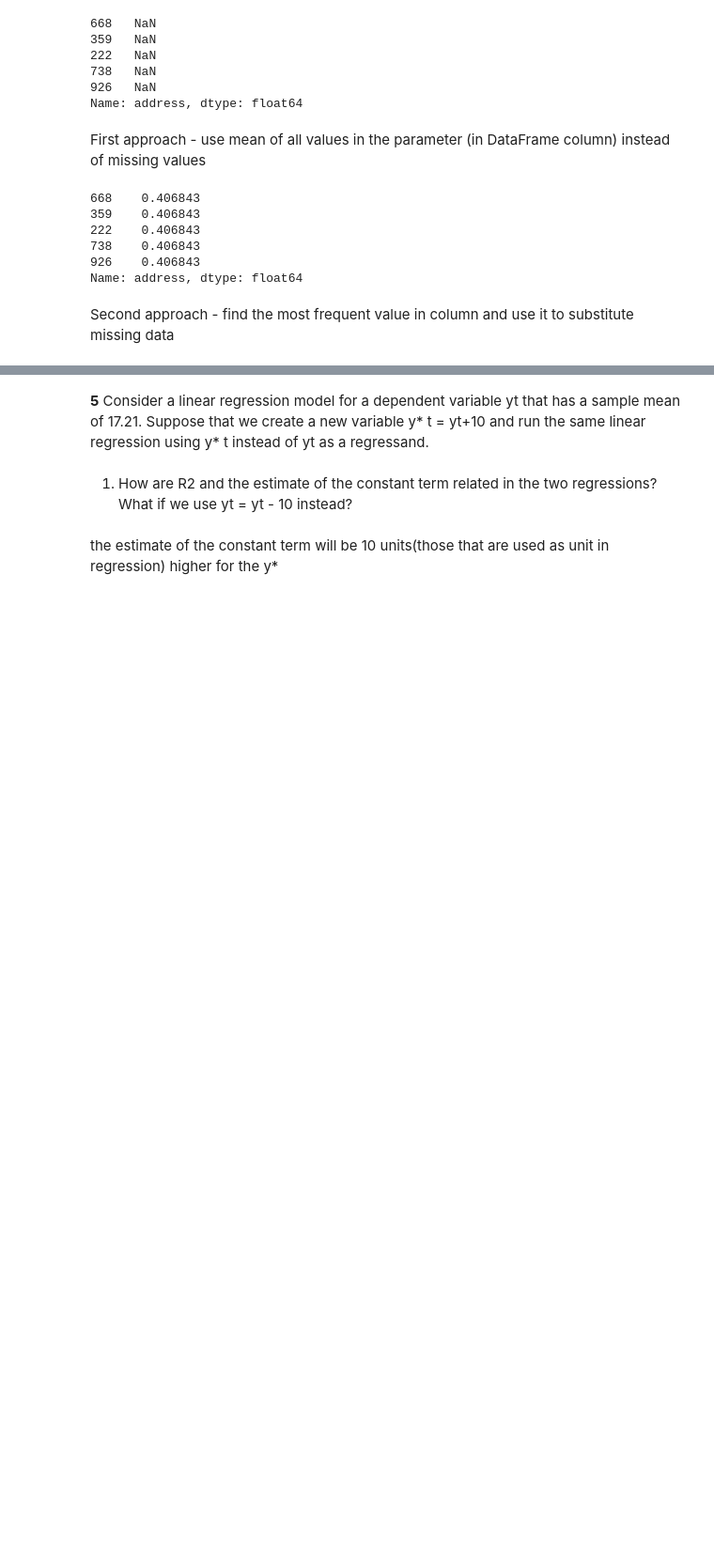
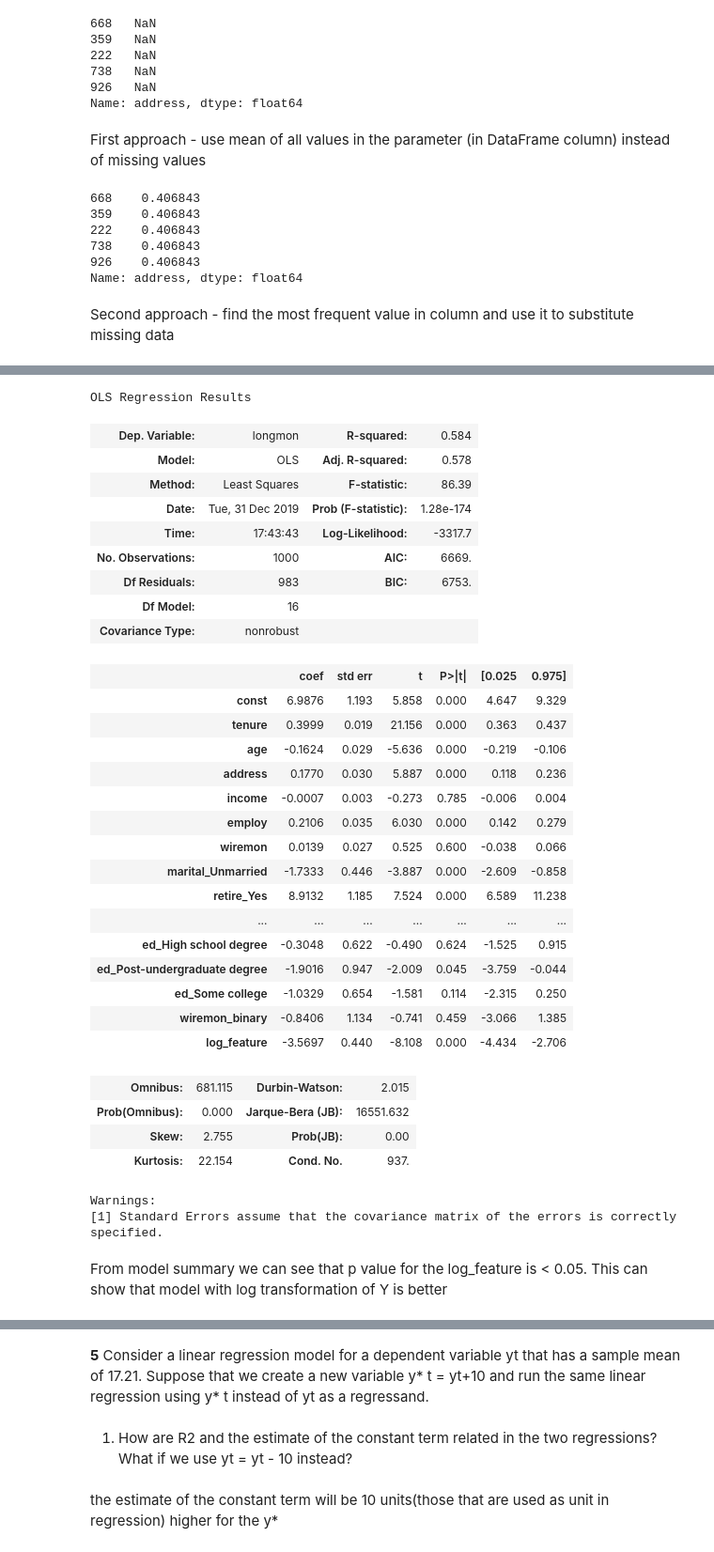
Before and after one commit to St-Jester/stats2, a Jupyter notebook: Assignment2.ipynb, the cells around one changed output, grey strips where cells are left out. Shown at 94% size. Cells and saved outputs as stored; diff of their text form; code cells hidden in the pictures; blank space fills up the shorter version.

```diff
--- a/Assignment2.ipynb
+++ b/Assignment2.ipynb
@@ -718,0 +860,45 @@ NameError: name 'indexes' is not defined
+# %%
+feature_X_linear = previous.drop('longmon', axis=1).copy()
+feature_X_linear['log_feature'] = new_feature_linear
+
+feature_X_linear.loc[feature_X_linear.log_feature.isnull(), 'log_feature'] = 0
+
+X_final = feature_X_linear
+X_final = sm.add_constant(X_final)
+final_statsmodel_log = sm.OLS(previous.longmon, X_final).fit()
+final_statsmodel_log.summary()
+# %% [output]
+OLS Regression Results
+| Dep. Variable: | longmon | R-squared: | 0.584 |
+| Model: | OLS | Adj. R-squared: | 0.578 |
+| Method: | Least Squares | F-statistic: | 86.39 |
+| Date: | Tue, 31 Dec 2019 | Prob (F-statistic): | 1.28e-174 |
+| Time: | 17:43:43 | Log-Likelihood: | -3317.7 |
+| No. Observations: | 1000 | AIC: | 6669. |
+| Df Residuals: | 983 | BIC: | 6753. |
+| Df Model: | 16 |  |  |
+| Covariance Type: | nonrobust |  |  |
+|  | coef | std err | t | P>|t| | [0.025 | 0.975] |
+| const | 6.9876 | 1.193 | 5.858 | 0.000 | 4.647 | 9.329 |
+| tenure | 0.3999 | 0.019 | 21.156 | 0.000 | 0.363 | 0.437 |
+| age | -0.1624 | 0.029 | -5.636 | 0.000 | -0.219 | -0.106 |
+| address | 0.1770 | 0.030 | 5.887 | 0.000 | 0.118 | 0.236 |
+| income | -0.0007 | 0.003 | -0.273 | 0.785 | -0.006 | 0.004 |
+| employ | 0.2106 | 0.035 | 6.030 | 0.000 | 0.142 | 0.279 |
+| wiremon | 0.0139 | 0.027 | 0.525 | 0.600 | -0.038 | 0.066 |
+| marital_Unmarried | -1.7333 | 0.446 | -3.887 | 0.000 | -2.609 | -0.858 |
+| retire_Yes | 8.9132 | 1.185 | 7.524 | 0.000 | 6.589 | 11.238 |
+| ... | ... | ... | ... | ... | ... | ... |
+| ed_High school degree | -0.3048 | 0.622 | -0.490 | 0.624 | -1.525 | 0.915 |
+| ed_Post-undergraduate degree | -1.9016 | 0.947 | -2.009 | 0.045 | -3.759 | -0.044 |
+| ed_Some college | -1.0329 | 0.654 | -1.581 | 0.114 | -2.315 | 0.250 |
+| wiremon_binary | -0.8406 | 1.134 | -0.741 | 0.459 | -3.066 | 1.385 |
+| log_feature | -3.5697 | 0.440 | -8.108 | 0.000 | -4.434 | -2.706 |
+| Omnibus: | 681.115 | Durbin-Watson: | 2.015 |
+| Prob(Omnibus): | 0.000 | Jarque-Bera (JB): | 16551.632 |
+| Skew: | 2.755 | Prob(JB): | 0.00 |
+| Kurtosis: | 22.154 | Cond. No. | 937. |
+Warnings:
+[1] Standard Errors assume that the covariance matrix of the errors is correctly specified.
+# %% [markdown]
+From model summary we can see that p value for the log_feature is < 0.05. This can show that model with log transformation of Y is better
```
Also changed, not shown: parts of 9 cells of this notebook.
